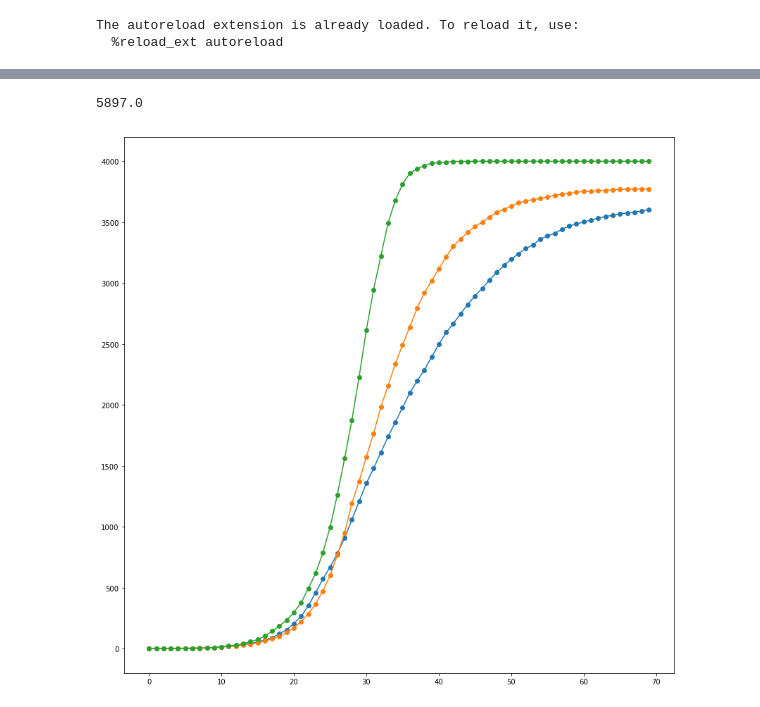
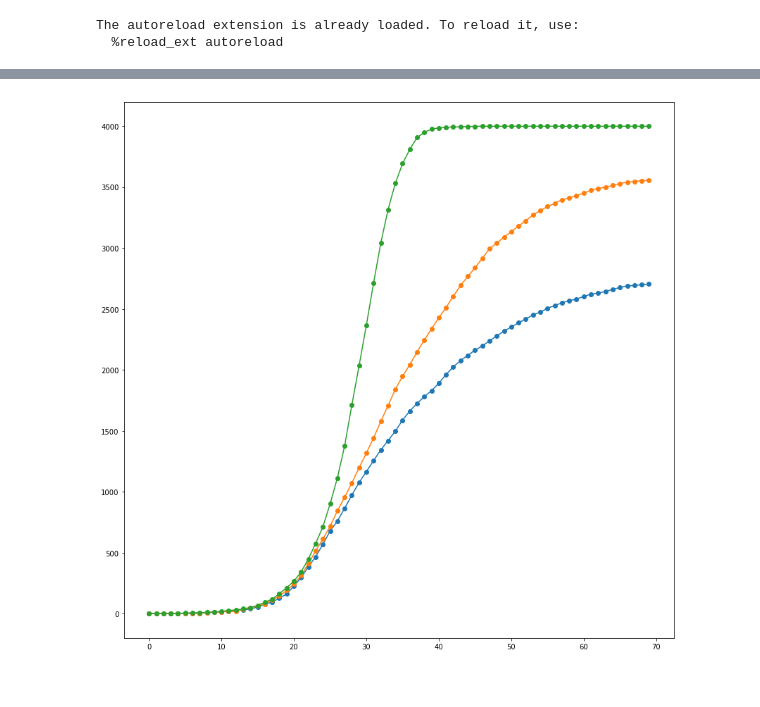
Before and after one commit to wxmann/network, a Jupyter notebook: virus-3-mitigation.ipynb, the cells around one changed output, grey strips where cells are left out. Drawn from its saved outputs; the diff is of its cells as text; code cells hidden in the pictures.

Commit message:
virus transmission- simulation masked population

```diff
--- a/virus-3-mitigation.ipynb
+++ b/virus-3-mitigation.ipynb
@@ -62,14 +62,14 @@ def no_mitigation(transmission):
         reset_weak_edges(transmission.graph, weak_kw['strength'])
 # %%
 def enact_quarantine(graph):
-    def do_remove_edge(edge):
+    def should_remove_edge(edge):
         if edge.attr('kind') == 'strong':
             return True
         if edge.attr('kind') == 'weak' and test(0.75):
             return True
         return False
 
-    edges_to_remove = [e for e in graph.iter_edges() if do_remove_edge(e)]
+    edges_to_remove = [e for e in graph.iter_edges() if should_remove_edge(e)]
     for edge in edges_to_remove:
         graph.remove_edge(edge.nodes)
 
@@ -89,6 +89,23 @@ def quarantine(quarantine_limit):
             broadcasts = transmission.broadcasts
 
     return runner
+# %%
+def put_on_masks(graph, mask_factor=0.2, mask_factor_core=0.85, perc_masks=1.0):
+    for edge in graph.iter_edges():
+        if edge.attr('kind') == 'core':
+            graph.update_edge(edge.nodes, strength=mask_factor_core * edge.attr('strength'))
+        elif test(perc_masks):
+            graph.update_edge(edge.nodes, strength=mask_factor * edge.attr('strength'))
+
+def masked_runner(mask_day, perc_masks):
+    def runner(transmission):
+        for step in transmission:
+            yield step
+            reset_weak_edges(transmission.graph, weak_kw['strength'])
+            if transmission.steps >= mask_day:
+                put_on_masks(transmission.graph, perc_masks=perc_masks)
+
+    return runner
 # %%
 def generate_sim(graph, runner):
     return virus.virus_simulation(
@@ -133,4 +142,6 @@ graph_quarantine40.num_edges / 2
-# %%
-len([e for e in graph_quarantine40.iter_edges() if e.attr('kind') == 'weak']) / 2
-# %% [output]
-5897.0
+# %%
+graph_masked = Graph.duplicate(graph0)
+masked = generate_sim(graph_masked, masked_runner(20, perc_masks=0.95))
+
+with fix_random():
+    masked.path(70)
@@ -137,10 +166,10 @@ len([e for e in graph_quarantine40.iter_edges() if e.attr('kind') == 'weak']) /
 # %%
 def sim_sequence(sim, n):
     for i in range(n):
         yield sim.history[i]['broadcasts']
 
 plt.figure(figsize=(14, 14))
-for sim in (quarantine_40, quarantine_80, control):
+for sim in (masked, quarantine_40, control):
     plt.plot(range(70), list(sim_sequence(sim, 70)), 'o-')
 # %% [output]
-[figure, old version]
+[figure, new version]
```
Also changed, not shown: parts of 7 cells of this notebook, 3 other files.
